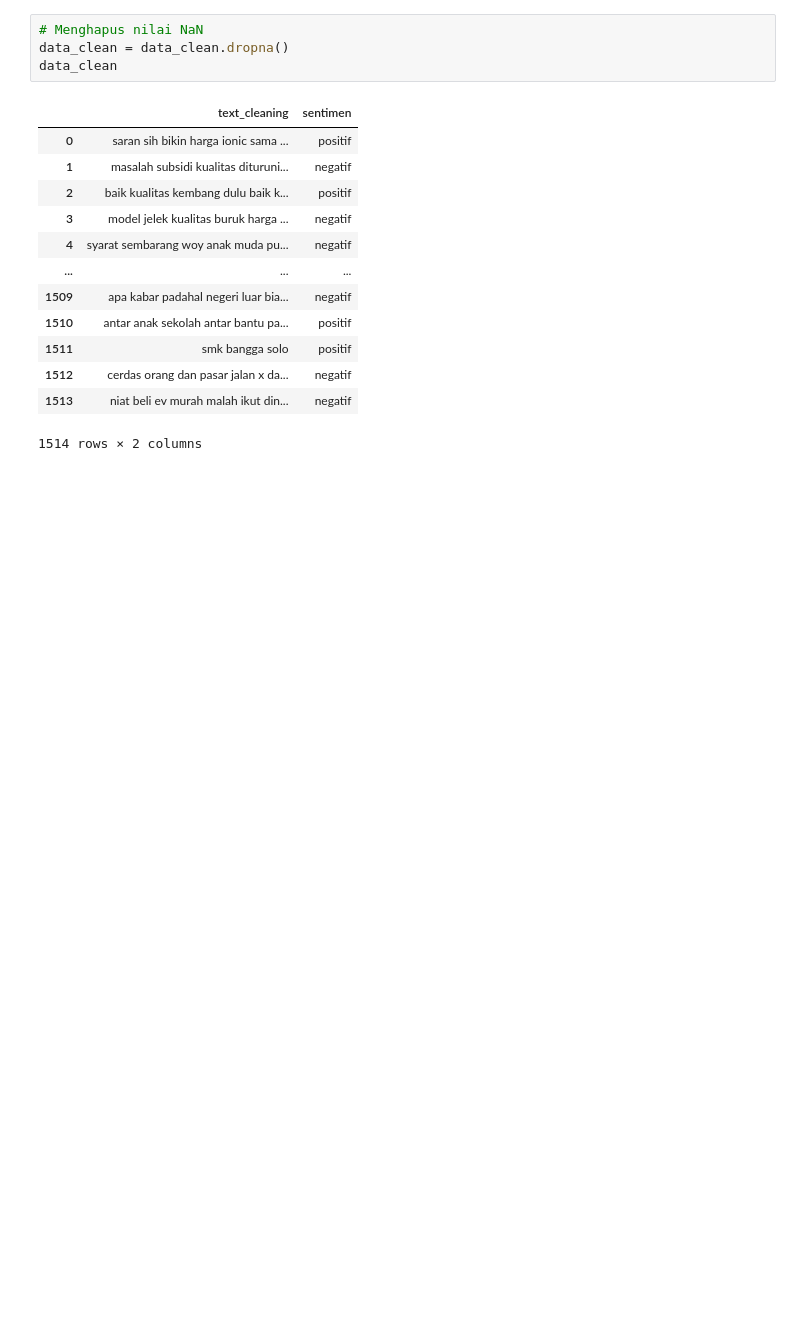
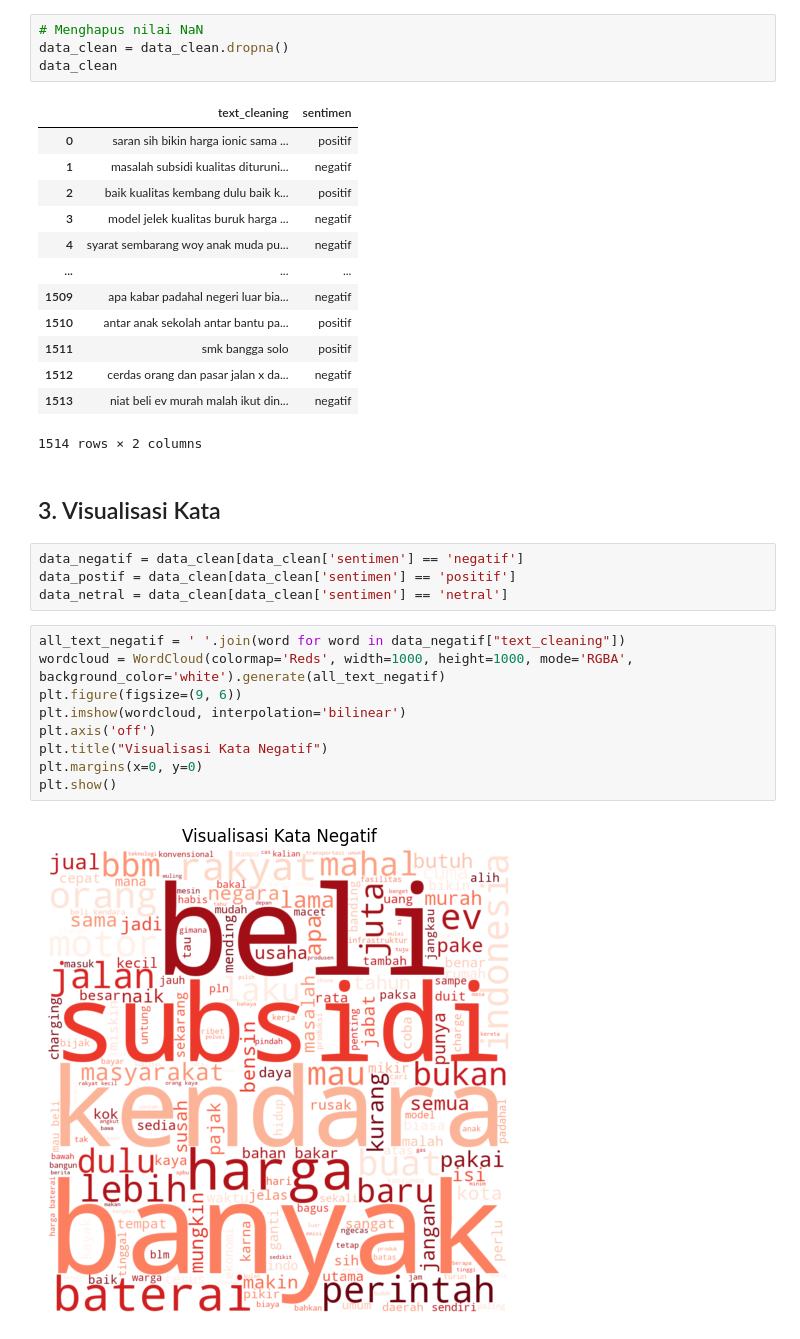
Before and after one commit to ulimamunas/SentimentAnalysis-Bengkod, a Jupyter notebook: sentiment.ipynb, the cells around one changed output. Drawn from its saved outputs; the diff is of its cells as text; blank space fills up the shorter version.

Commit message:
visualisasi data

```diff
--- a/sentiment.ipynb
+++ b/sentiment.ipynb
@@ -322,3 +322,20 @@ data_clean
 | 1512 | cerdas orang dan pasar jalan x da... | negatif |
 | 1513 | niat beli ev murah malah ikut din... | negatif |
 1514 rows × 2 columns
+# %% [markdown]
+## 3. Visualisasi Kata
+# %%
+data_negatif = data_clean[data_clean['sentimen'] == 'negatif']
+data_postif = data_clean[data_clean['sentimen'] == 'positif']
+data_netral = data_clean[data_clean['sentimen'] == 'netral']
+# %%
+all_text_negatif = ' '.join(word for word in data_negatif["text_cleaning"])
+wordcloud = WordCloud(colormap='Reds', width=1000, height=1000, mode='RGBA', background_color='white').generate(all_text_negatif)
+plt.figure(figsize=(9, 6))
+plt.imshow(wordcloud, interpolation='bilinear')
+plt.axis('off')
+plt.title("Visualisasi Kata Negatif")
+plt.margins(x=0, y=0)
+plt.show()
+# %% [output]
+[figure, added]
```
Also changed, not shown: parts of 6 cells of this notebook.
